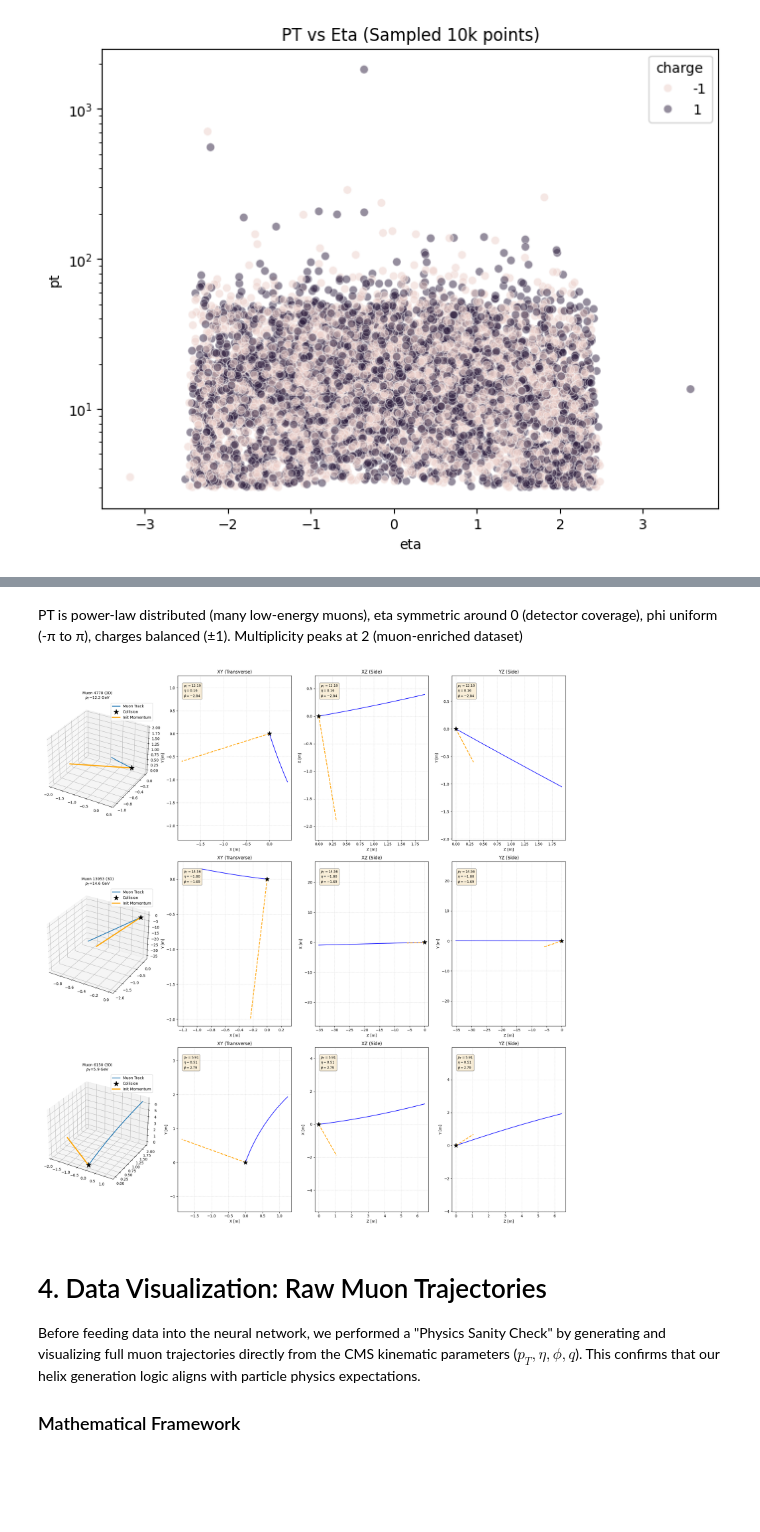
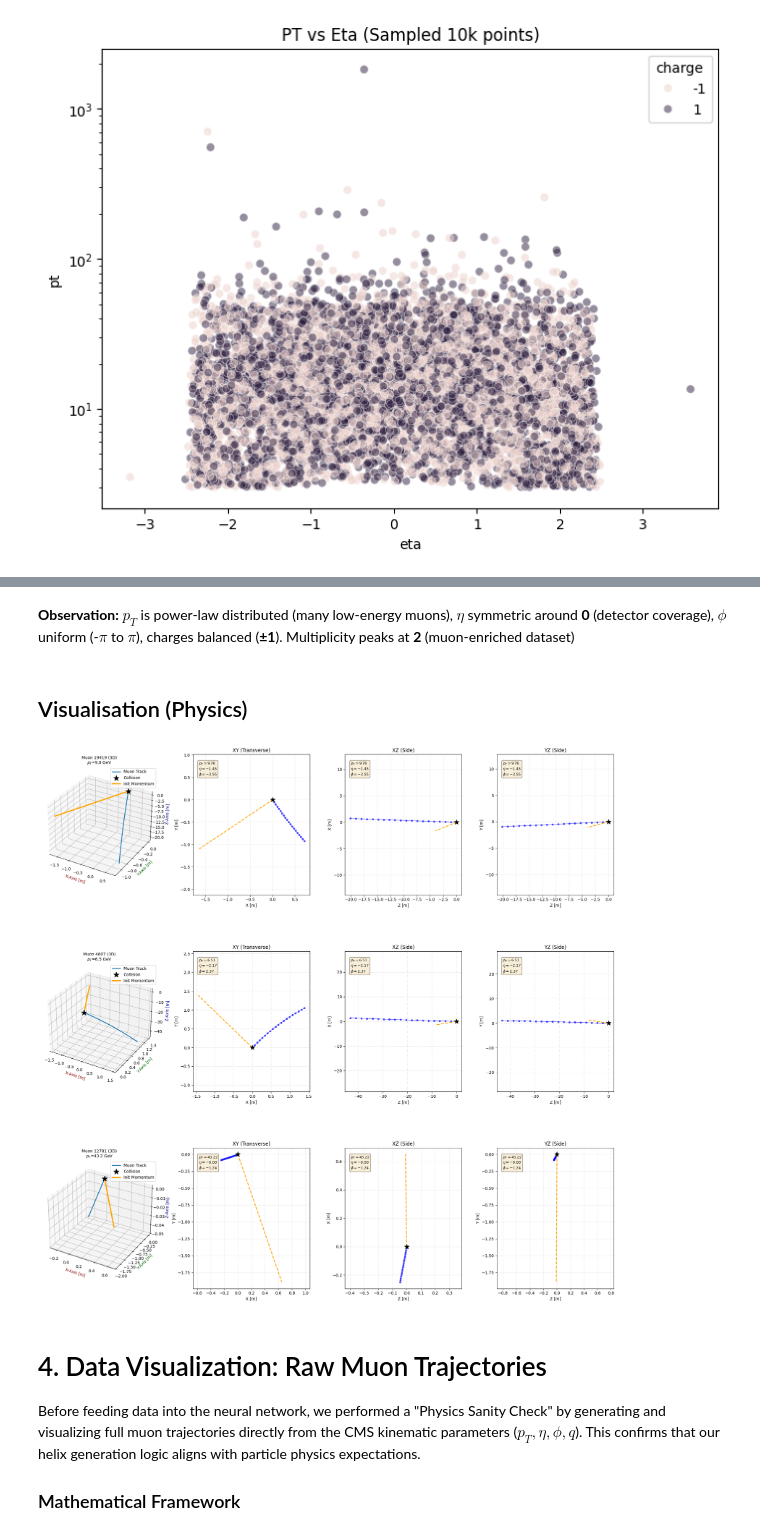
Before and after one commit to vmtasi/cms-open-data-tracking, a Jupyter notebook: CMS.ipynb, the cells around one changed output, grey strips where cells are left out. Saved outputs shown, nothing was run; the diff lists cells and outputs as text; code cells hidden in the pictures; blank space fills up the shorter version.

```diff
--- a/CMS.ipynb
+++ b/CMS.ipynb
@@ -54,7 +54,7 @@ print("NumPy:", np.__version__)
 Python: 3.10.19 | packaged by conda-forge | (main, Oct 22 2025, 22:29:10) [GCC 14.3.0]
 NumPy: 1.26.4
 # %%
-file = uproot.open("work/data/cms.root")
+file = uproot.open("/home/jupyter/work/data/cms.root")
 events = file["Events;75"]
 
 
@@ -101,8 +103,7 @@ def sample_muons_chunked(file_path, max_muons=1_000_000, chunk_size=1_000_000):
     )
 
 # Usage
-
-file_path = "work/data/cms.root"
+file_path = "/home/jupyter/work/data/cms.root"
 pt_s, eta_s, phi_s, charge_s = sample_muons_chunked(file_path, max_muons=20_000)
 
 print(len(pt_s))
@@ -239,10 +240,14 @@ nMuon | Events          | Percentage
    14 |           5,035 |      0.01%
 Total events: 61,536,138
 # %% [markdown]
-PT is power-law distributed (many low-energy muons), eta symmetric around 0 (detector coverage), phi uniform (-π to π), charges balanced (±1). Multiplicity peaks at 2 (muon-enriched dataset)
+**Observation:** $p_T$ is power-law distributed (many low-energy muons), $\eta$ symmetric around **0** (detector coverage), $\phi$ uniform (-$\pi$ to $\pi$), charges balanced (**±1**). Multiplicity peaks at **2** (muon-enriched dataset)
+# %% [markdown]
+## Visualisation (Physics)
 # %%
-def generate3dhelix(pt, eta, phi, charge, num_points=50, track_length=10.0):
-    """ GEnerate 3d helical trajectory points for a muon """
+# Helix Generator (Physics Engine)
+def generate3dhelix(pt, eta, phi, charge, num_points=20, track_length=10.0):
+    """ GEnerate 3d helical trajectory points for a muon using 20 points to reproduce realistic
+    conditions of the detector sensors"""
     B = 3.8
     q = charge
     rho = pt / (0.3 * abs(q) * B)
@@ -254,4 +259,4 @@ def generate3dhelix(pt, eta, phi, charge, num_points=50, track_length=10.0):
     x = rho * (np.cos(phi + omega * alpha) - np.cos(phi))
     y = rho * (np.sin(phi + omega * alpha) - np.sin(phi))
     z = rho * cot_theta * alpha
-    return np.stack((x, y, z), axis=1)
+    return x, y, z
@@ -269,6 +263,6 @@ def b3d_dataset(helices, seq_length=5):
 # %%
-# Helix Generator (Physics Engine)
-def generate3dhelix_full(pt, eta, phi, charge, num_points=200, track_length=12.0):
+
+'''def generate3dhelix_full(pt, eta, phi, charge, num_points=200, track_length=12.0):
     B = 3.8
     q = charge
     rho = pt / (0.3 * abs(q) * B)
@@ -280,7 +274,7 @@ def generate3dhelix_full(pt, eta, phi, charge, num_points=200, track_length=12.0
     x = rho * (np.cos(phi + omega * alpha) - np.cos(phi))
     y = rho * (np.sin(phi + omega * alpha) - np.sin(phi))
     z = rho * cot_theta * alpha
-    return x, y, z
+    return x, y, z'''
 
 
 def visualize_real_muons_labeled(pt_s, eta_s, phi_s, charge_s, n_muons=3):
@@ -290,7 +284,7 @@ def visualize_real_muons_labeled(pt_s, eta_s, phi_s, charge_s, n_muons=3):
 
     for i, idx in enumerate(indices):
         pt, eta, phi, charge = pt_s[idx], eta_s[idx], phi_s[idx], charge_s[idx]
-        x, y, z = generate3dhelix_full(pt, eta, phi, charge)
+        x, y, z = generate3dhelix(pt, eta, phi, charge)
 
         # Subplot Grid
         ax3d = fig.add_subplot(n_muons, 4, i*4 + 1, projection='3d')
@@ -319,6 +313,10 @@ def visualize_real_muons_labeled(pt_s, eta_s, phi_s, charge_s, n_muons=3):
         ax3d.plot([0, vx], [0, vy], [0, vz], color='orange', linewidth=3, label='Init Momentum')
 
         ax3d.set_title(f"Muon {idx} (3D)\n$p_T$={pt:.1f} GeV", fontsize=10)
+        # *** NEW: Explicit Axis Labels ***
+        ax3d.set_xlabel('X-Axis [m]', fontsize=10, color='darkred')
+        ax3d.set_ylabel('Y-Axis [m]', fontsize=10, color='darkgreen')
+        ax3d.set_zlabel('Z-Axis [m]', fontsize=10, color='darkblue')
         ax3d.legend()
 
         # 2D Projections
@@ -326,40 +324,41 @@ def visualize_real_muons_labeled(pt_s, eta_s, phi_s, charge_s, n_muons=3):
             d1, d2 = data_pairs[j]
 
             # 1. Plot Track
-            ax.plot(d1, d2, 'b-', linewidth=1.5)
+            ax.plot(d1, d2, 'b-o', markersize=4, linewidth=1, alpha=0.6, label='Discrete Hits')
 
             # 2. Collision Point
             ax.scatter(0, 0, c='black', marker='*', s=150, zorder=5)
 
             # 3. Momentum Vector in 2D
             if j == 0: # XY
                 ax.plot([0, vx], [0, vy], 'orange', linewidth=2, linestyle='--')
             elif j == 1: # XZ
                 ax.plot([0, vz], [0, vx], 'orange', linewidth=2, linestyle='--')
             elif j == 2: # YZ
                 ax.plot([0, vz], [0, vy], 'orange', linewidth=2, linestyle='--')
 
             # 4. Text Box
             text_str = '\n'.join((
                 r'$p_T=%.2f$' % (pt, ),
                 r'$\eta=%.2f$' % (eta, ),
                 r'$\phi=%.2f$' % (phi, )))
             props = dict(boxstyle='round', facecolor='wheat', alpha=0.5)
             ax.text(0.05, 0.95, text_str, transform=ax.transAxes, fontsize=9,
                     verticalalignment='top', bbox=props)
 
             ax.set_title(titles_2d[j])
             ax.set_xlabel(x_labels[j])
             ax.set_ylabel(y_labels[j])
             ax.grid(True, linestyle=':', alpha=0.6)
             ax.axis('equal')
 
-    plt.tight_layout()
+    plt.tight_layout(rect=[0, 0.03, 1, 0.95])
+    plt.subplots_adjust(wspace=0.3, hspace=0.4)
     plt.show()
 
 visualize_real_muons_labeled(pt_s, eta_s, phi_s, charge_s, n_muons=3)
 # %% [output]
-[figure, old version]
+[figure, new version]
 # %% [markdown]
 # 4. Data Visualization: Raw Muon Trajectories
 
```
Also changed, not shown: parts of 5 cells of this notebook.
